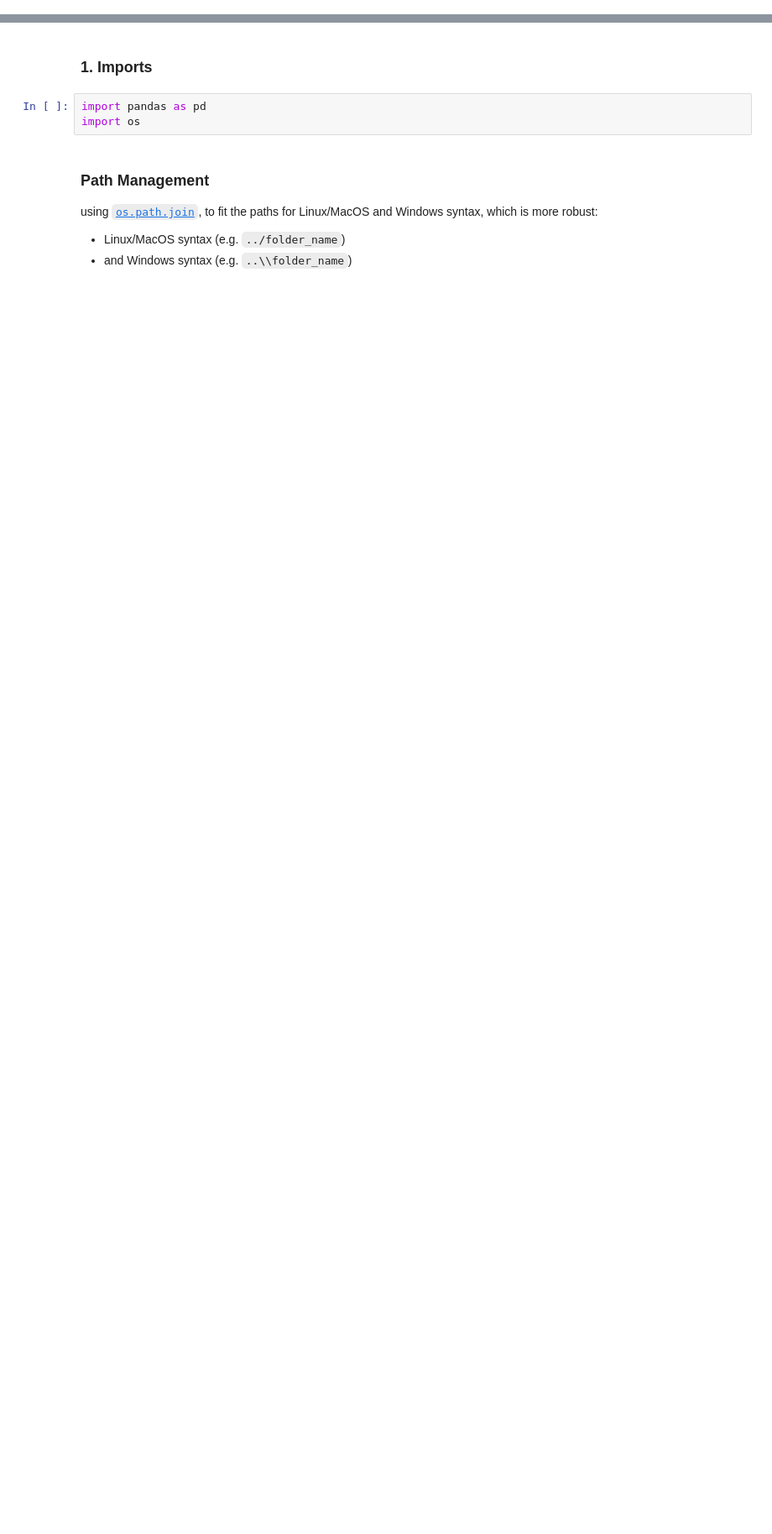
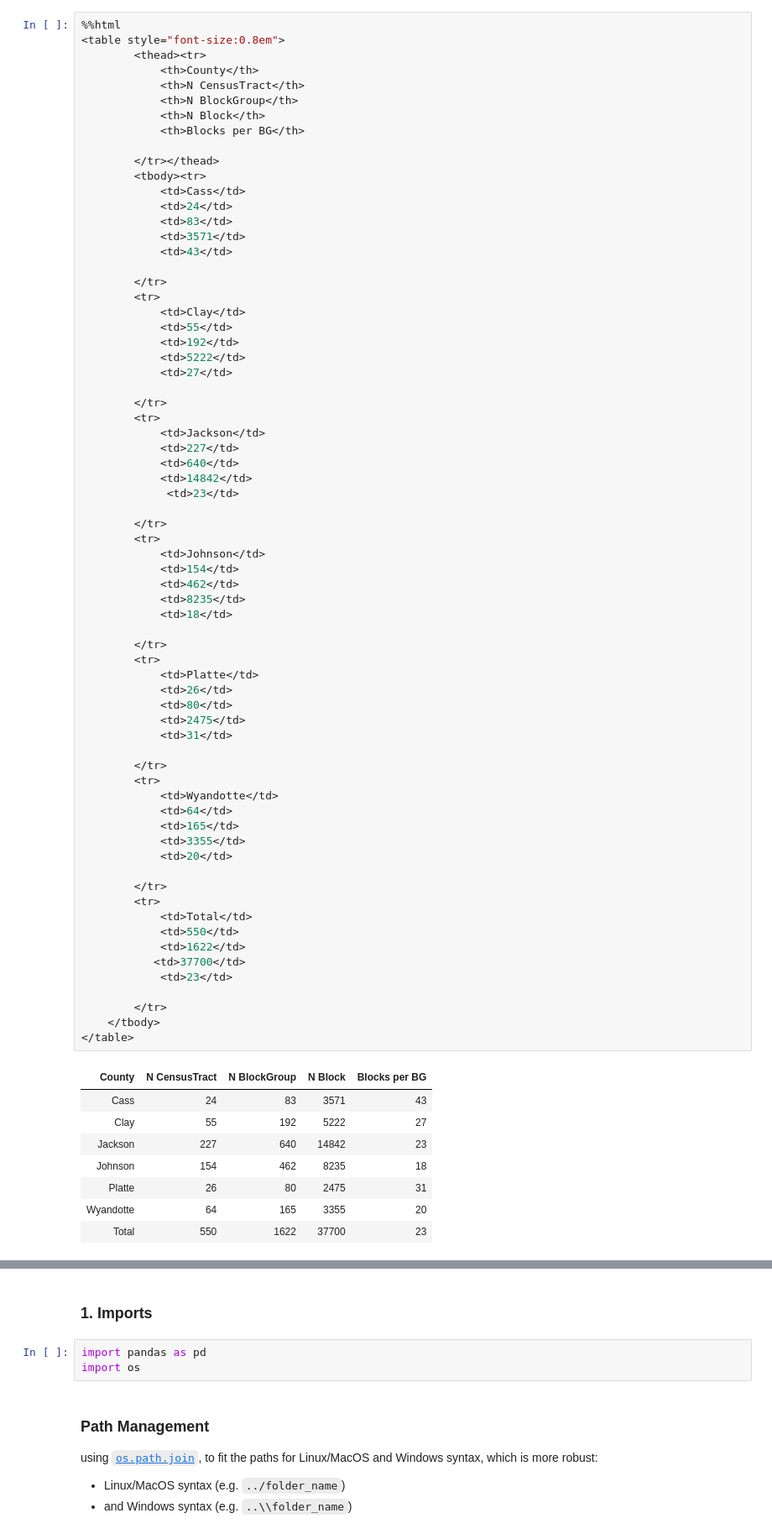
Before and after one commit to leex5089/SWB211project, a Jupyter notebook: 1_density_calculation.ipynb, the cells around one changed output, grey strips where cells are left out. Shown at 84% size. Drawn from its saved outputs; the diff is of its cells as text; blank space fills up the shorter version.

```diff
--- a/1_density_calculation.ipynb
+++ b/1_density_calculation.ipynb
@@ -6 +70,79 @@
+# %%
+%%html
+<table style="font-size:0.8em">
+    	<thead><tr>
+            <th>County</th>
+            <th>N CensusTract</th>
+            <th>N BlockGroup</th>
+            <th>N Block</th>
+            <th>Blocks per BG</th>
+
+        </tr></thead>
+        <tbody><tr>
+            <td>Cass</td>
+            <td>24</td>
+            <td>83</td>
+            <td>3571</td>
+            <td>43</td>
+
+        </tr>
+        <tr>
+            <td>Clay</td>
+            <td>55</td>
+            <td>192</td>
+            <td>5222</td>
+            <td>27</td>
+
+        </tr>
+        <tr>
+            <td>Jackson</td>
+            <td>227</td>
+            <td>640</td>
+            <td>14842</td>
+             <td>23</td>
+
+        </tr>
+        <tr>
+            <td>Johnson</td>
+            <td>154</td>
+            <td>462</td>
+            <td>8235</td>
+            <td>18</td>
+
+        </tr>
+        <tr>
+            <td>Platte</td>
+            <td>26</td>
+            <td>80</td>
+            <td>2475</td>
+            <td>31</td>
+
+        </tr>
+        <tr>
+            <td>Wyandotte</td>
+            <td>64</td>
+            <td>165</td>
+            <td>3355</td>
+            <td>20</td>
+
+        </tr>
+        <tr>
+            <td>Total</td>
+            <td>550</td>
+            <td>1622</td>
+           <td>37700</td>
+            <td>23</td>
+
+        </tr>
+    </tbody>
+</table>
+# %% [output]
+| County | N CensusTract | N BlockGroup | N Block | Blocks per BG |
+| Cass | 24 | 83 | 3571 | 43 |
+| Clay | 55 | 192 | 5222 | 27 |
+| Jackson | 227 | 640 | 14842 | 23 |
+| Johnson | 154 | 462 | 8235 | 18 |
+| Platte | 26 | 80 | 2475 | 31 |
+| Wyandotte | 64 | 165 | 3355 | 20 |
+| Total | 550 | 1622 | 37700 | 23 |
 # %% [markdown]
```
Also changed, not shown: parts of 16 cells of this notebook.
